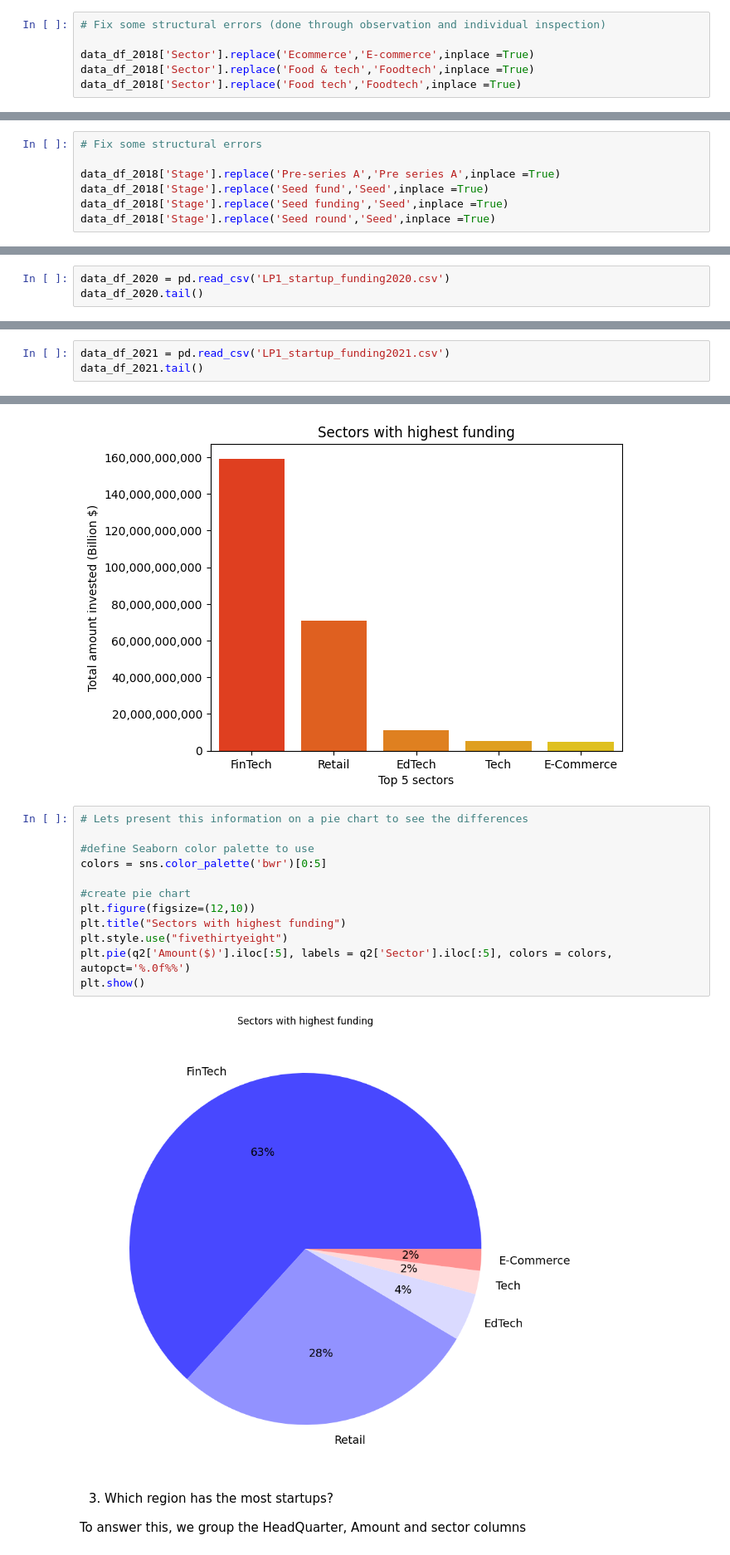
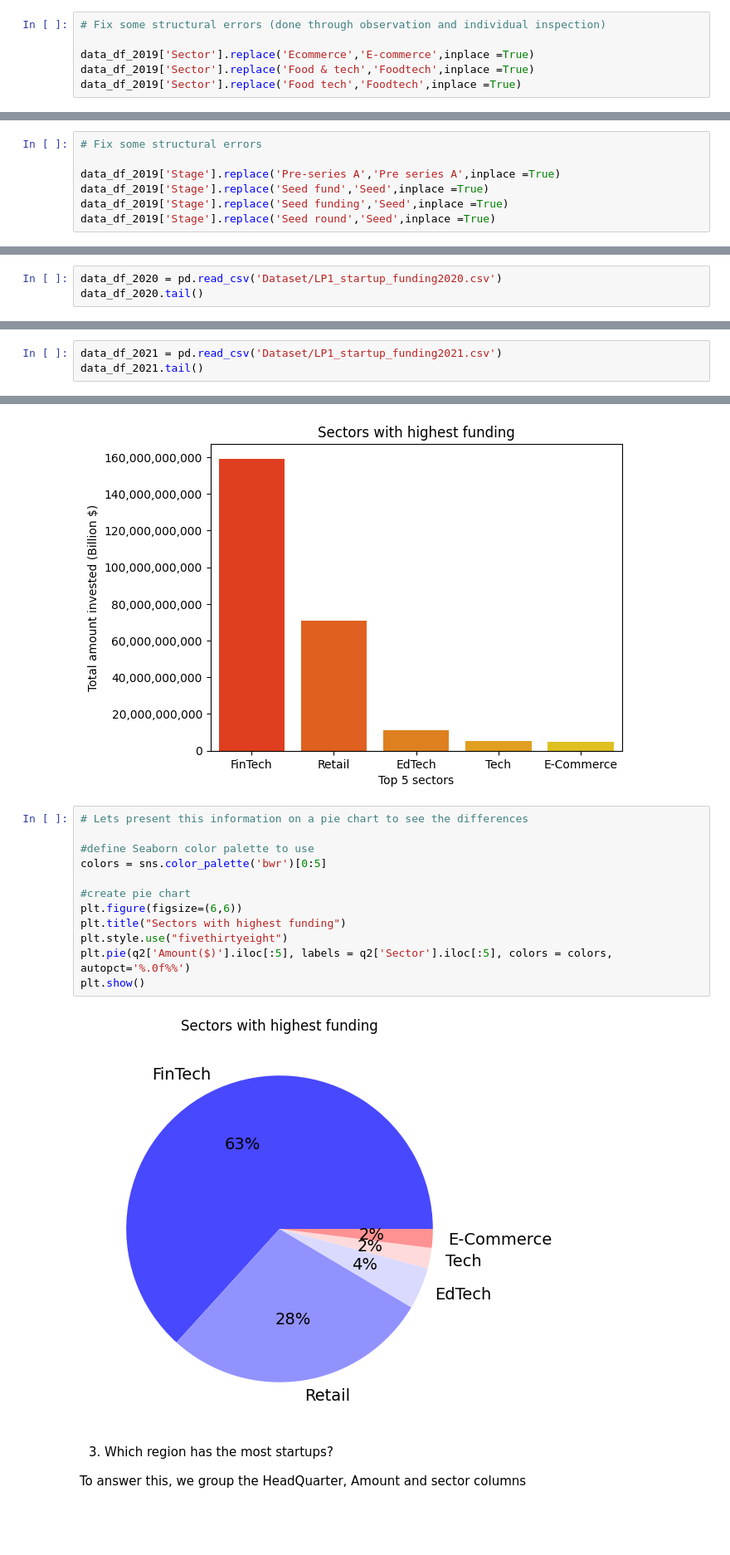
Before and after one commit to Azie88/Beginner-Data-Analysis, a Jupyter notebook: Project_notebook.ipynb, the cells around one changed output, grey strips where cells are left out. Shown at 83% size. Cells and saved outputs as stored; diff of their text form; blank space fills up the shorter version.

```diff
--- a/Project_notebook.ipynb
+++ b/Project_notebook.ipynb
@@ -654,9 +654,9 @@ Name: count, dtype: int64
 # %%
 # Fix some structural errors (done through observation and individual inspection)
 
-data_df_2018['Sector'].replace('Ecommerce','E-commerce',inplace =True)
-data_df_2018['Sector'].replace('Food & tech','Foodtech',inplace =True)
-data_df_2018['Sector'].replace('Food tech','Foodtech',inplace =True)
+data_df_2019['Sector'].replace('Ecommerce','E-commerce',inplace =True)
+data_df_2019['Sector'].replace('Food & tech','Foodtech',inplace =True)
+data_df_2019['Sector'].replace('Food tech','Foodtech',inplace =True)
 # %%
 data_df_2019['Stage'].value_counts()
 # %% [output]
@@ -680,10 +680,10 @@ Name: count, dtype: int64
 # %%
 # Fix some structural errors
 
-data_df_2018['Stage'].replace('Pre-series A','Pre series A',inplace =True)
-data_df_2018['Stage'].replace('Seed fund','Seed',inplace =True)
-data_df_2018['Stage'].replace('Seed funding','Seed',inplace =True)
-data_df_2018['Stage'].replace('Seed round','Seed',inplace =True)
+data_df_2019['Stage'].replace('Pre-series A','Pre series A',inplace =True)
+data_df_2019['Stage'].replace('Seed fund','Seed',inplace =True)
+data_df_2019['Stage'].replace('Seed funding','Seed',inplace =True)
+data_df_2019['Stage'].replace('Seed round','Seed',inplace =True)
 # %%
 #Merge 2018 and 2019 Data
 
@@ -716,7 +716,7 @@ memory usage: 33.7+ KB
 # %% [markdown]
 ##### **3.1.3** 2020 Data Cleaning
 # %%
-data_df_2020 = pd.read_csv('LP1_startup_funding2020.csv')
+data_df_2020 = pd.read_csv('Dataset/LP1_startup_funding2020.csv')
 data_df_2020.tail()
 # %% [output]
 |  | Company_Brand | Founded | HeadQuarter | Sector | What_it_does | Founders | Investor | Amount | Stage | ... |
@@ -972,7 +972,7 @@ memory usage: 65.8+ KB
 # %% [markdown]
 ##### **3.1.4** 2021 Data Cleaning
 # %%
-data_df_2021 = pd.read_csv('LP1_startup_funding2021.csv')
+data_df_2021 = pd.read_csv('Dataset/LP1_startup_funding2021.csv')
 data_df_2021.tail()
 # %% [output]
 |  | Company_Brand | Founded | HeadQuarter | Sector | What_it_does | Founders | Investor | Amount | Stage |
@@ -1815,17 +1815,17 @@ plt.show()
 # %%
 # Lets present this information on a pie chart to see the differences
 
 #define Seaborn color palette to use
 colors = sns.color_palette('bwr')[0:5]
 
 #create pie chart
-plt.figure(figsize=(12,10))
+plt.figure(figsize=(6,6))
 plt.title("Sectors with highest funding")
 plt.style.use("fivethirtyeight")
 plt.pie(q2['Amount($)'].iloc[:5], labels = q2['Sector'].iloc[:5], colors = colors, autopct='%.0f%%')
 plt.show()
 # %% [output]
-[figure, old version]
+[figure, new version]
 # %% [markdown]
 3. Which region has the most startups?
 
```
Also changed, not shown: parts of 9 cells of this notebook.
